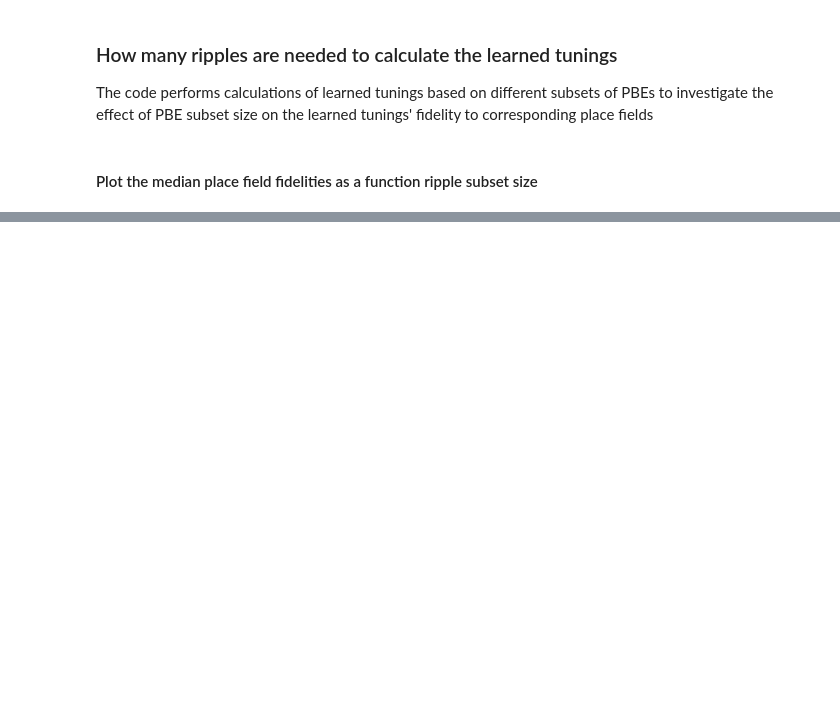
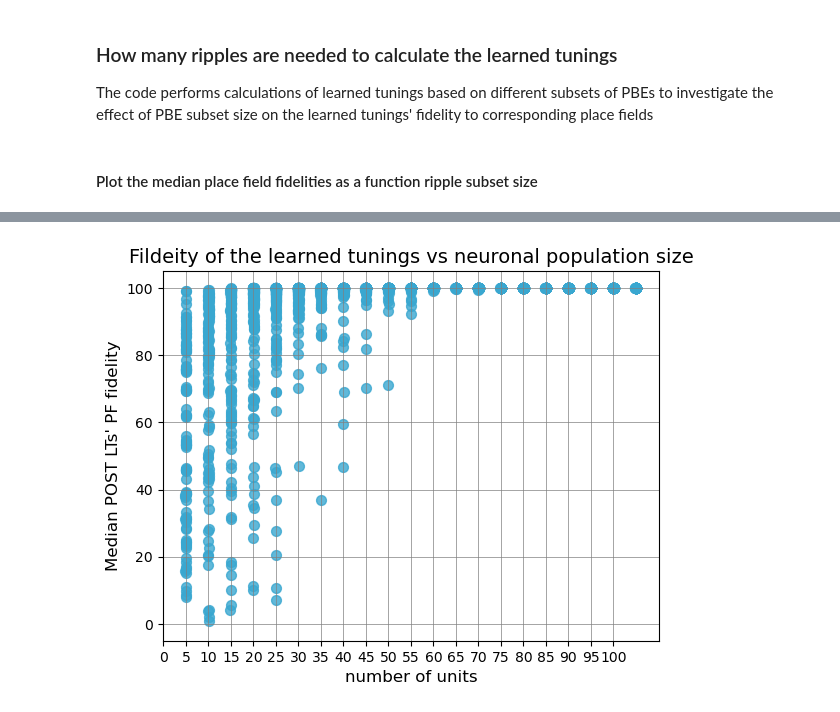
Before and after one commit to diba-lab/Maboudi_et_al_2022, a Jupyter notebook: LearnedTuning_main.ipynb, the cells around one changed output, grey strips where cells are left out. Cells and saved outputs as stored; diff of their text form; code cells hidden in the pictures; blank space fills up the shorter version.

```diff
--- a/LearnedTuning_main.ipynb
+++ b/LearnedTuning_main.ipynb
@@ -679,0 +771,66 @@ aa = {k:np.vstack(v) for k, v in learned_tunings_PBE_subsets_diff_sizes.items()}
+# %%
+
+#  calculate percentile score for each iteration
+for subset_size in subset_sizes:
+
+    for iter in range(num_iterations):
+        median_LT_PF_pearson_corr_unit_subsets[subset_size][iter]["null_percentile"] = np.sum(median_LT_PF_pearson_corr_unit_subsets[subset_size][iter]["data"] > median_LT_PF_pearson_corr_unit_subsets[subset_size][iter]["PF_unit_IDX_shuffle"])/num_PF_shuffles * 100
+
+# Create a list with separate items containing PF fidleities from all iterations corresponding to each ripple subset size
+
+median_LT_PF_corr = {}
+
+# subset_sizes = np.arange(5, 51, 5)
+
+for subset_size in subset_sizes:
+
+    median_LT_PF_corr[subset_size] = []
+    for iter in range(num_iterations):
+        median_LT_PF_corr[subset_size].append(median_LT_PF_pearson_corr_unit_subsets[subset_size][iter]["null_percentile"])
+
+
+# concatenate everything to plot
+tot_num_medians = num_iterations * len(subset_sizes)
+keys_all = np.full(tot_num_medians, np.nan)
+values_all = np.full(tot_num_medians, np.nan)
+
+t = 0
+for key, values in median_LT_PF_corr.items():
+    keys_all[t:(t+len(values))] = [key]*len(values)
+    values_all[t:(t+len(values))] = values
+
+    t = t + len(values)
+
+colors = sns.color_palette("husl", 8)
+
+
+jitter = 0.1
+
+x_jittered = keys_all + np.random.uniform(-jitter, jitter, size = len(keys_all))
+y_jittered = values_all + np.random.uniform(-jitter, jitter, size = len(values_all))
+
+sns.regplot(x=x_jittered, y =y_jittered, scatter_kws={"s":50, "color": colors[5]}, fit_reg = False, line_kws = {"color":colors[7], "linestyle": "-"})
+
+plt.xlabel("number of units", fontsize = 12)
+plt.ylabel("Median POST LTs' PF fidelity", fontsize = 12) #(percentile)
+plt.title("Fildeity of the learned tunings vs neuronal population size", fontsize = 14)
+plt.xticks(range(0, 101, 5))
+
+plt.ylim(-5, 105)
+plt.yticks(np.arange(0, 101, 20))
+# plt.ylim(-0.2, 1)#
+# plt.yticks(np.arange(-0.2, 1.01, 0.2))
+
+plt.grid(True, color = 'gray', linestyle = '-', linewidth=0.5)
+
+plt.xticks(fontsize = 10)
+plt.yticks(fontsize = 10)
+
+
+filename = 'Achilles_10252013.PF_fidelity_percentile_vs_unit_population_size_POST.svg'
+storage_dir = r'/home/kouroshmaboudi/Documents/Learned_tuning_Python'
+file_path = os.path.join(storage_dir, filename)
+
+plt.savefig(file_path)
+# %% [output]
+[figure, added]
```
Also changed, not shown: parts of 19 cells of this notebook, 3 other files.
